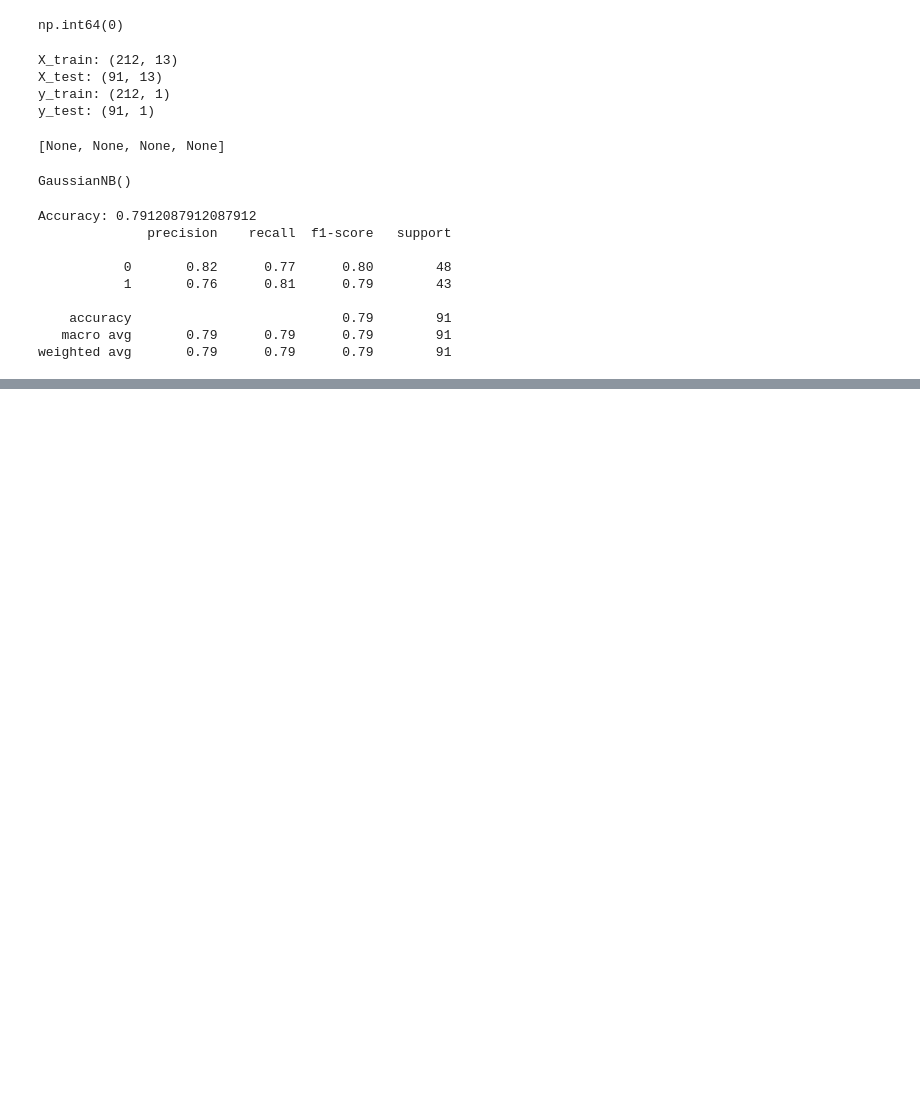
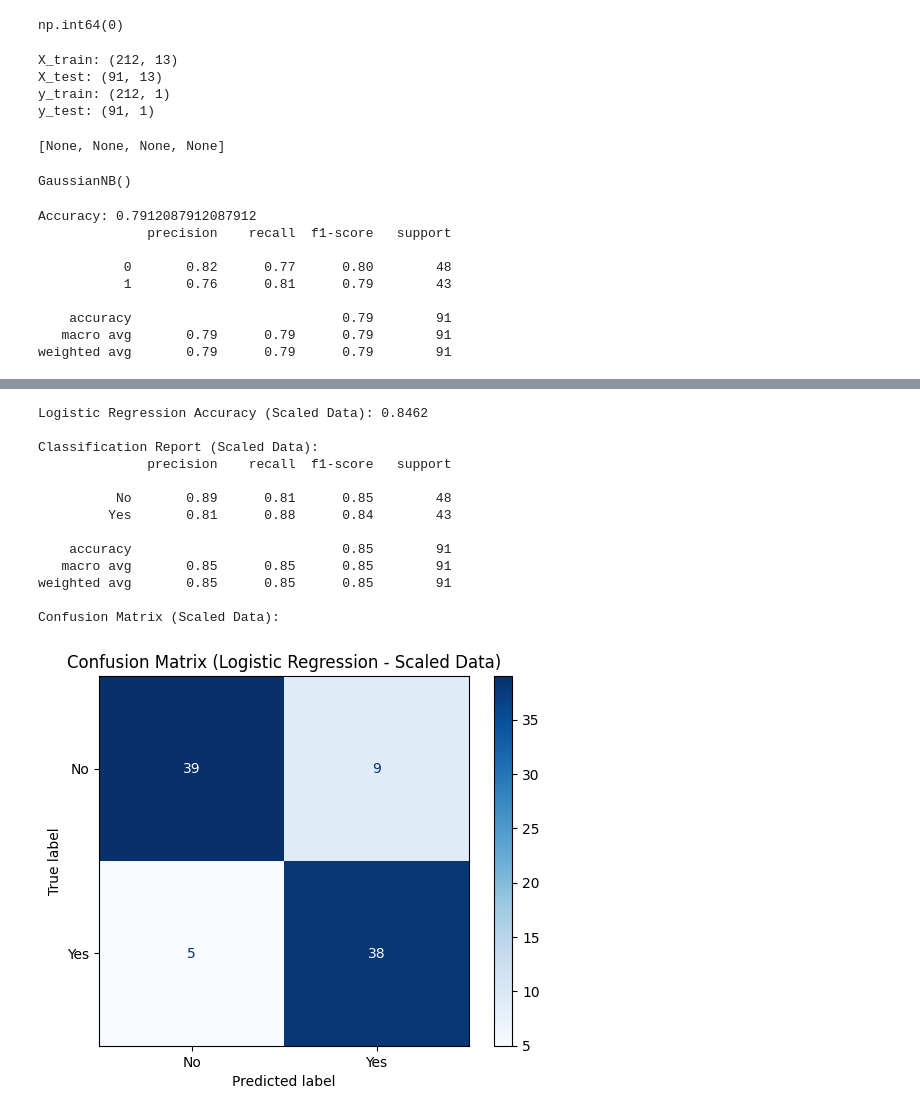
Before and after one commit to twobunnyrabbit/Python-Machine-Learning-by-Example-Fourth-Edition, a Jupyter notebook: ch2/heart_disease.ipynb, the cells around one changed output, grey strips where cells are left out. Saved outputs shown, nothing was run; the diff lists cells and outputs as text; code cells hidden in the pictures; blank space fills up the shorter version.

```diff
--- a/ch2/heart_disease.ipynb
+++ b/ch2/heart_disease.ipynb
@@ -784,0 +844,50 @@ weighted avg       0.79      0.79      0.79        91
+# %%
+from sklearn.linear_model import LogisticRegression
+from sklearn.metrics import accuracy_score, classification_report, confusion_matrix, ConfusionMatrixDisplay
+from sklearn.preprocessing import StandardScaler # Import StandardScaler
+import matplotlib.pyplot as plt
+
+# 1. Scale the data
+scaler = StandardScaler()
+X_train_scaled = scaler.fit_transform(X_train) # Fit on training data and transform it
+X_test_scaled = scaler.transform(X_test)     # Transform test data using the same scaler
+
+# 2. Initialize the Logistic Regression model
+# You might even be able to reduce max_iter now, but 1000 is fine
+log_reg_model = LogisticRegression(random_state=42, max_iter=1000)
+
+# 3. Train the model using the SCALED training data
+log_reg_model.fit(X_train_scaled, y_train.ravel())
+
+# 4. Make predictions on the SCALED test set
+y_pred_log_reg = log_reg_model.predict(X_test_scaled)
+
+# 5. Evaluate the model (using original y_test)
+accuracy_log_reg = accuracy_score(y_test, y_pred_log_reg)
+print(f"Logistic Regression Accuracy (Scaled Data): {accuracy_log_reg:.4f}\n") # Updated print statement
+
+print("Classification Report (Scaled Data):")
+print(classification_report(y_test, y_pred_log_reg, target_names=['No', 'Yes']))
+
+# 6. Display the Confusion Matrix
+print("Confusion Matrix (Scaled Data):")
+cm_log_reg = confusion_matrix(y_test, y_pred_log_reg)
+disp_log_reg = ConfusionMatrixDisplay(confusion_matrix=cm_log_reg, display_labels=['No', 'Yes'])
+disp_log_reg.plot(cmap=plt.cm.Blues)
+plt.title('Confusion Matrix (Logistic Regression - Scaled Data)')
+plt.show()
+# %% [output]
+Logistic Regression Accuracy (Scaled Data): 0.8462
+
+Classification Report (Scaled Data):
+              precision    recall  f1-score   support
+
+          No       0.89      0.81      0.85        48
+         Yes       0.81      0.88      0.84        43
+
+    accuracy                           0.85        91
+   macro avg       0.85      0.85      0.85        91
+weighted avg       0.85      0.85      0.85        91
+
+Confusion Matrix (Scaled Data):
+[figure, added]
```
Also changed, not shown: parts of 6 cells of this notebook.
